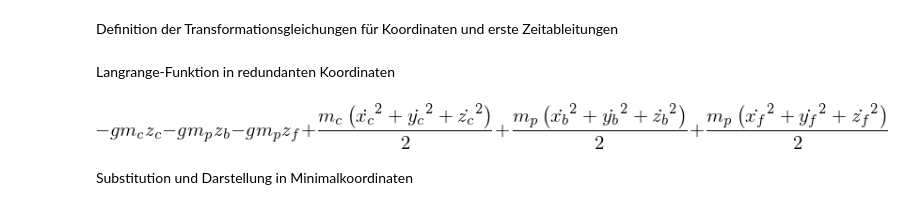
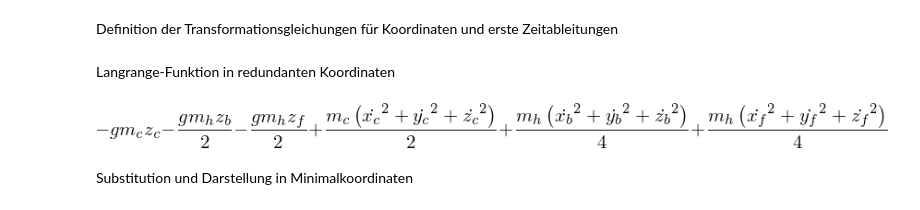
Before and after one commit to Rojetto/helicopter_thesis_code, a Jupyter notebook: scripts/model_derivation.ipynb, the cells around one changed output. Saved outputs shown, nothing was run; the diff lists cells and outputs as text; code cells hidden in the pictures.

Commit message:
Modify symbolic model derivation with new multi body model

```diff
--- a/scripts/model_derivation.ipynb
+++ b/scripts/model_derivation.ipynb
@@ -67,8 +67,8 @@ s_to_t_subs = qdds_to_qddt_subs + qds_to_qdt_subs + qs_to_qt_subs
 qt = Matrix([lt, et, pt])
 qs = Matrix([ls, es, ps])
 
-lc, lh, lp, dc, d1, d2 = symbols("l_c, l_h, l_p, d_c, d_1, d_2")
-mc, mp = symbols("m_c, m_p")
+lc, lh, lp, dc, dh = symbols("l_c, l_h, l_p, d_c, d_h")
+mc, mh = symbols("m_c, m_h")
 Ffs, Fbs = symbols("F_f, F_b")
 
 t = symbols("t")
@@ -125,13 +125,13 @@ pds_to_qds_subs = list(zip([xcds, ycds, zcds, xfds, yfds, zfds, xbds, ybds, zbds
 Langrange-Funktion in redundanten Koordinaten
 # %%
 T = S(1)/S(2)*(mc*(xcds**2+ycds**2+zcds**2)+
-               mp*(xfds**2+yfds**2+zfds**2)+
-               mp*(xbds**2+ybds**2+zbds**2))
-V = mc*g*zcs+mp*g*zfs+mp*g*zbs
+               mh/2*(xfds**2+yfds**2+zfds**2)+
+               mh/2*(xbds**2+ybds**2+zbds**2))
+V = mc*g*zcs+mh/2*g*zfs+mh/2*g*zbs
 L_redundant = T - V
 L_redundant
 # %% [output]
-[figure, old version]
+[figure, new version]
 # %% [markdown]
 Substitution und Darstellung in Minimalkoordinaten
 # %%
```
Also changed, not shown: parts of 30 cells of this notebook.
